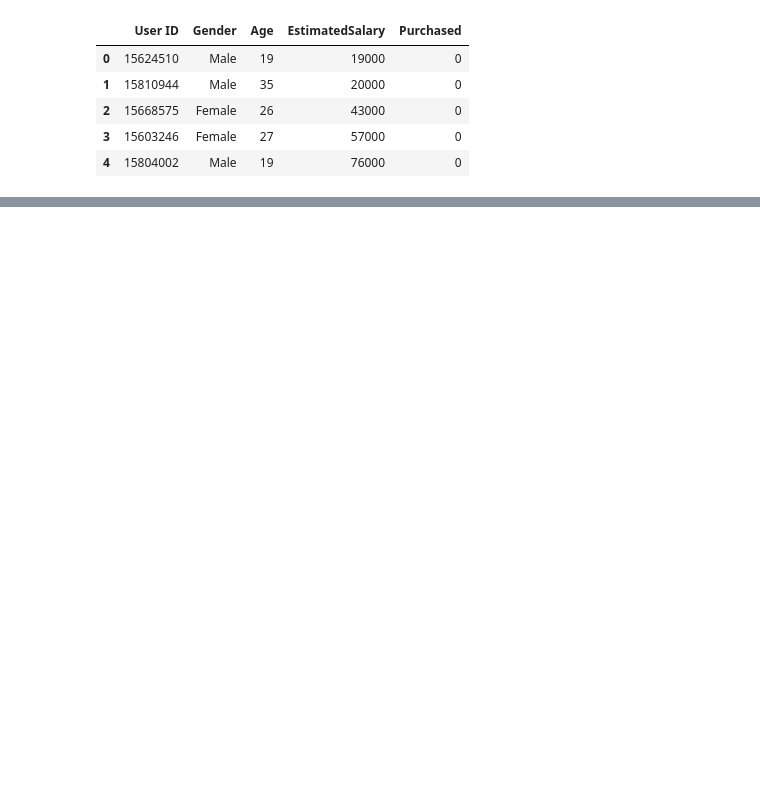
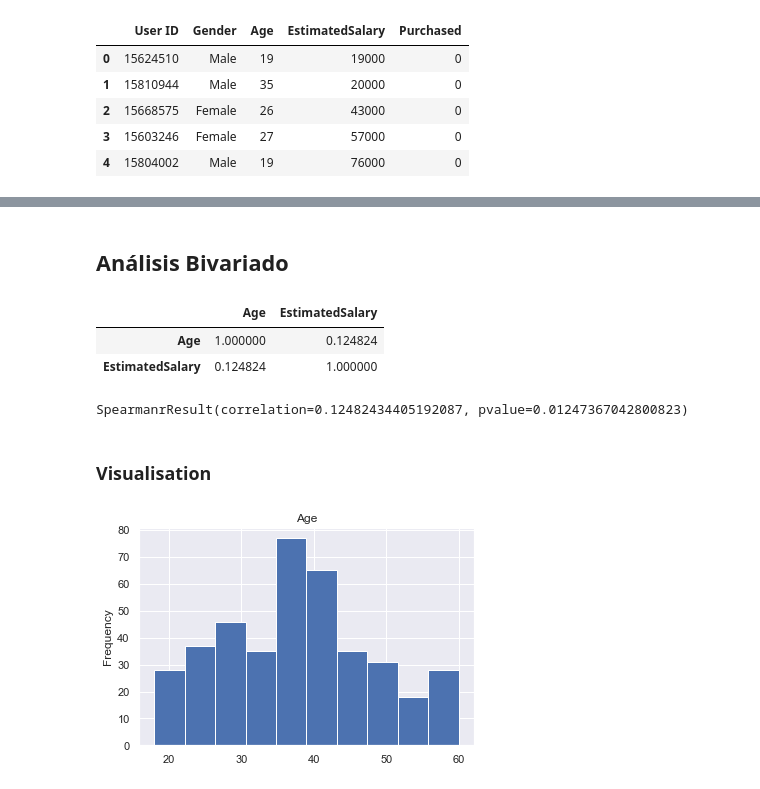
Before and after one commit to neto-riga/DataScience, a Jupyter notebook: analysis/8_change_name.ipynb, the cells around one changed output, grey strips where cells are left out. Saved outputs shown, nothing was run; the diff lists cells and outputs as text; code cells hidden in the pictures; blank space fills up the shorter version.

Commit message:
Analysis chi-cuad, spearman, shapiro

```diff
--- a/analysis/8_change_name.ipynb
+++ b/analysis/8_change_name.ipynb
@@ -17,0 +139,29 @@ sales.head()
+# %% [markdown]
+## Análisis Bivariado
+# %%
+# coeficiente de correlación
+# Si las variables se aproximan a una distribución normal => Pearson
+# Si las variables no se aproximan a una distribución normal => Spearman
+#sales.corr()
+#sales.loc[:,['Age','EstimatedSalary']].corr(method = "pearson")
+#sales.loc[:,['Age','EstimatedSalary']].corr(method = "kendall")
+sales[['Age','EstimatedSalary']].corr(method = "spearman")
+# %% [output]
+|  | Age | EstimatedSalary |
+| Age | 1.000000 | 0.124824 |
+| EstimatedSalary | 0.124824 | 1.000000 |
+# %%
+# Prueba de correlación
+# Ho: las variables no están correlacionadas
+# Ha: las variables están correlacionadas
+
+# Si el pvalor < 5% => Se rechaza la Ho, al 95% de confianza,
+# las variables están correlacionadas
+
+# Si el pvalor > 5% => No se rechaza la Ho, al 95% de confianza,
+# las variables no están correlacionadas
+
+# ss.pearsonr(sales['Age'],sales['EstimatedSalary'])
+ss.spearmanr(sales['Age'], sales['EstimatedSalary'])
+# %% [output]
+SpearmanrResult(correlation=0.12482434405192087, pvalue=0.01247367042800823)
@@ -17,0 +171,6 @@ sales.head()
+# %% [markdown]
+### Visualisation
+# %%
+sales['Age'].plot(kind='hist', bins=10, title='Age');
+# %% [output]
+[figure, added]
```
Also changed, not shown: parts of 36 cells of this notebook.
